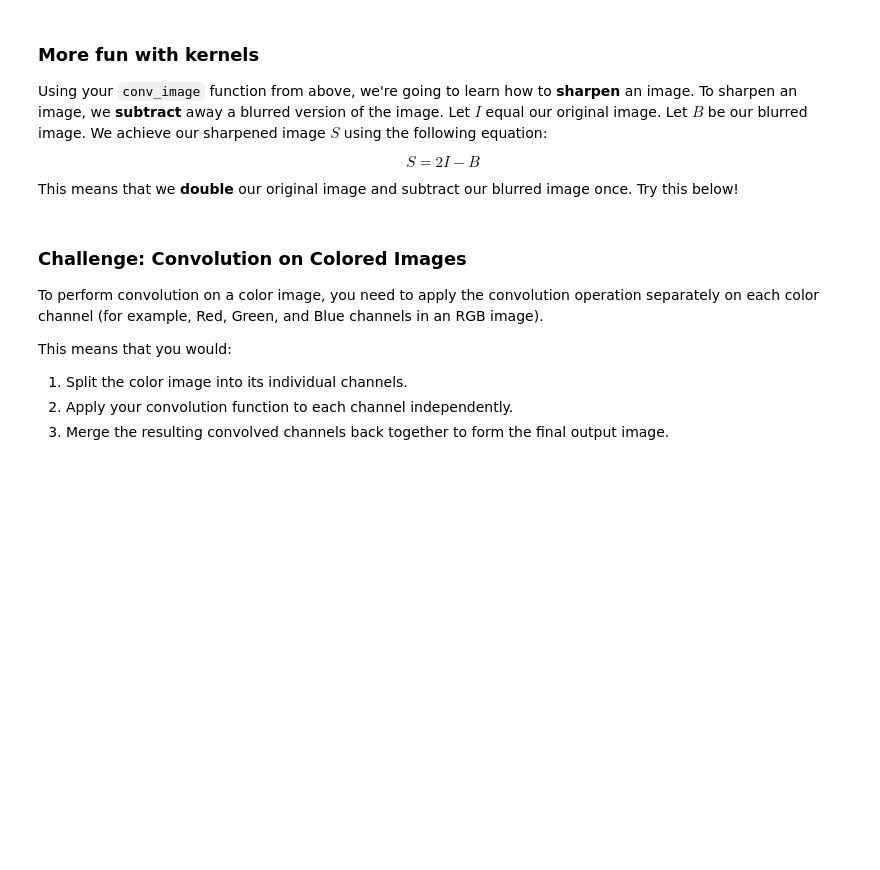
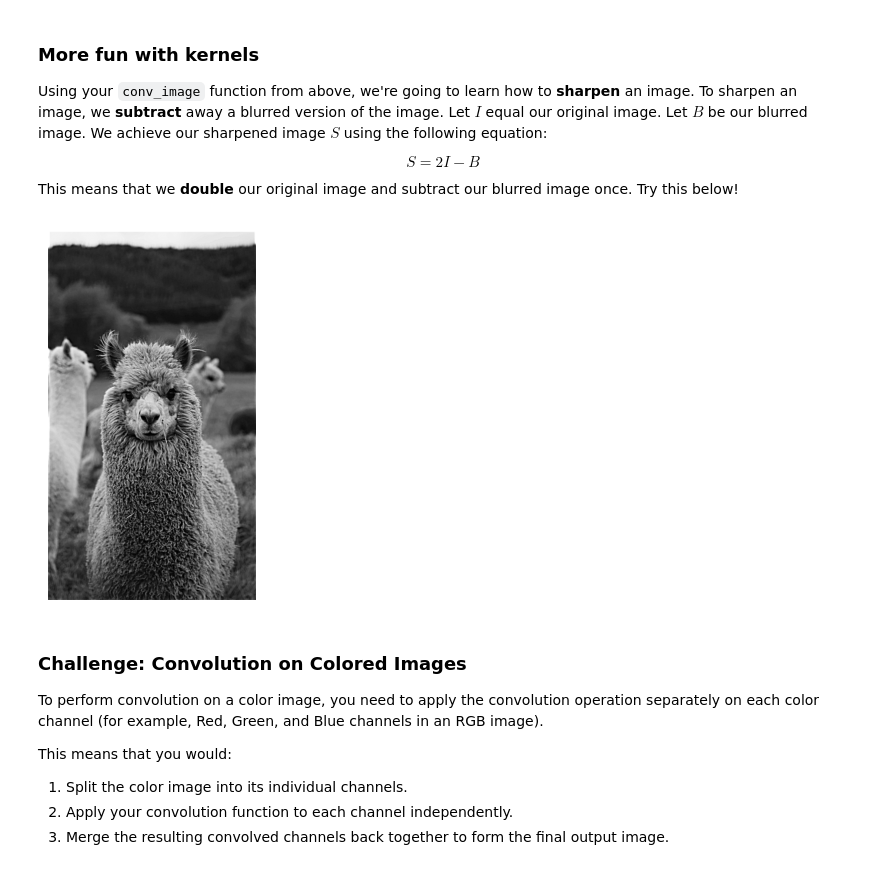
Before and after one commit to Vardan2009/Discover-Comp-Photo, a Jupyter notebook: 02-Conv/conv_intro.ipynb, the cells around one changed output. Drawn from its saved outputs; the diff is of its cells as text; code cells hidden in the pictures; blank space fills up the shorter version.

```diff
--- a/02-Conv/conv_intro.ipynb
+++ b/02-Conv/conv_intro.ipynb
@@ -127,27 +162,28 @@ This means that we **double** our original image and subtract our blurred image
 # %%
 # Task 3: Sharpening
 
 import numpy as np
 import cv2
 import matplotlib.pyplot as plt
 
 # Load one of the following images to work with
 img = cv2.imread('images/llama_bw.jpg', cv2.IMREAD_GRAYSCALE)
 # img = cv2.imread('images/owl_bw.jpg', cv2.IMREAD_GRAYSCALE)
 # img = cv2.imread('images/lizard_bw.jpg', cv2.IMREAD_GRAYSCALE)
 # img = cv2.imread('images/cow_bw.jpg', cv2.IMREAD_GRAYSCALE)
 
 def sharpen_image(img):
     """
     Sharpen an image using the formula S = 2I - B, where I is the original image and B is the blurred image.
     """
-    # YOUR CODE HERE
-    return
+    return np.clip(2 * img.astype(np.float32) - blur_image(img).astype(np.float32), 0, 255).astype(np.uint8)
 
 # display the sharpened image
 plt.imshow(sharpen_image(img), cmap='gray')
 plt.axis('off')
 plt.show()
+# %% [output]
+[figure, added]
 # %% [markdown]
 ### Challenge: Convolution on Colored Images
 
```
Also changed, not shown: parts of 3 cells of this notebook, 2 other files.
